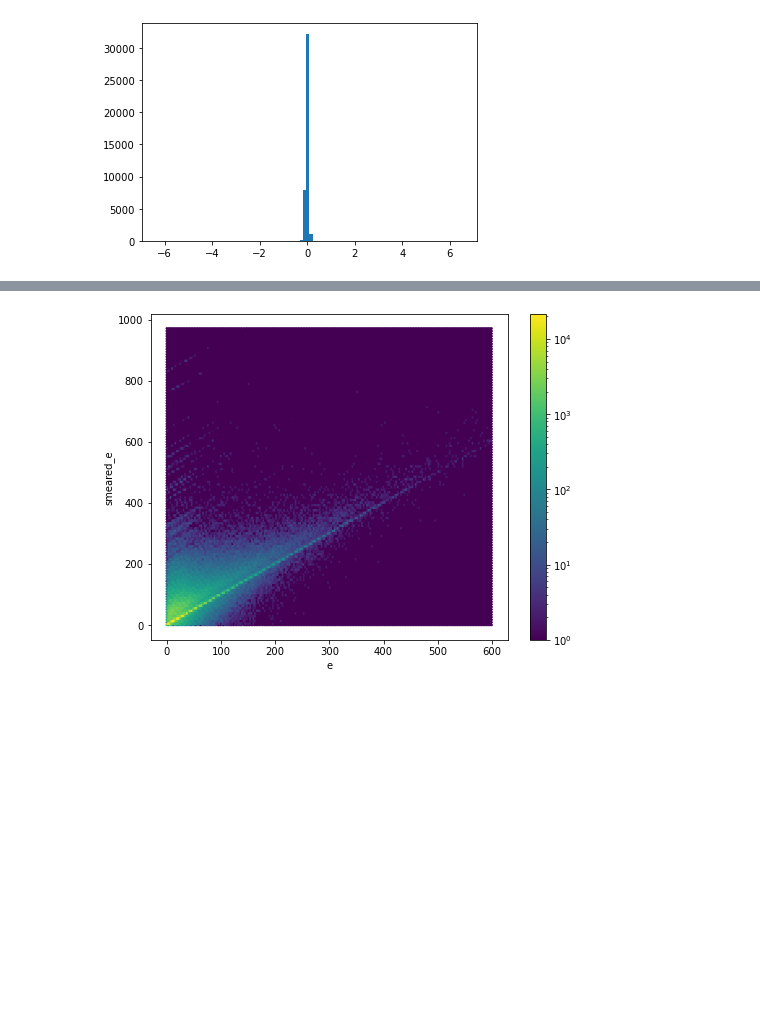
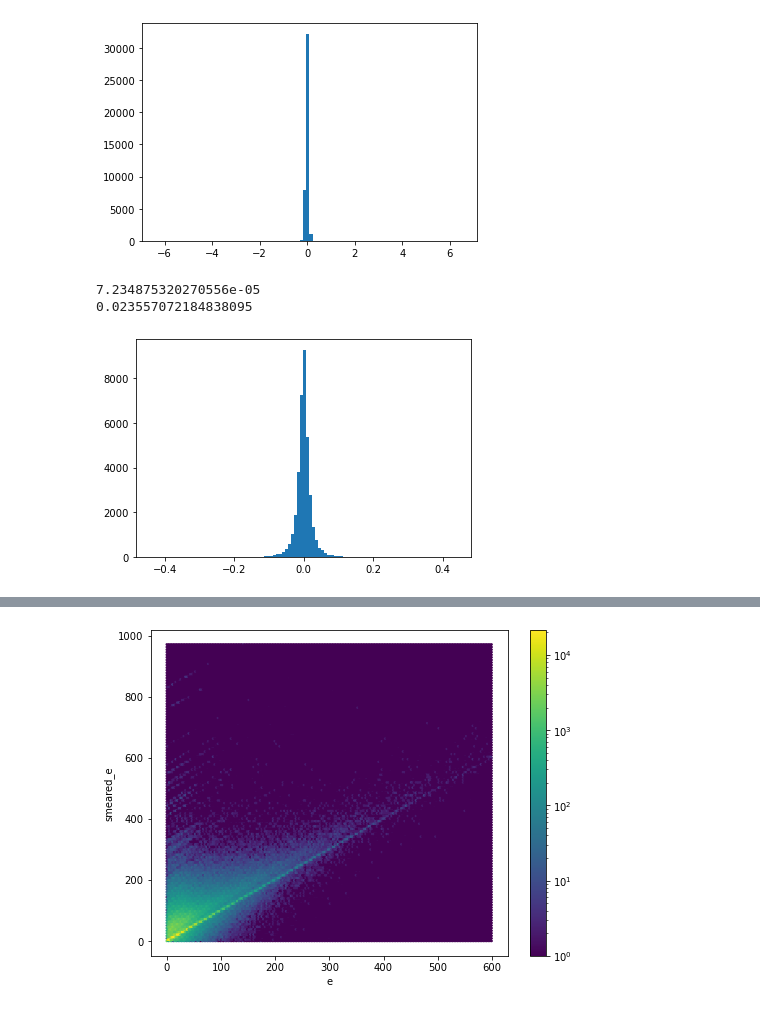
Before and after one commit to stanleyycheung/MSci-Project-HiggsTauTau, a Jupyter notebook: stanley/smearing.ipynb, the cells around one changed output, grey strips where cells are left out. Cells and saved outputs as stored; diff of their text form; code cells hidden in the pictures; blank space fills up the shorter version.

```diff
--- a/stanley/smearing.ipynb
+++ b/stanley/smearing.ipynb
@@ -252,3 +239,43 @@ plt.show()
 8.087269794586879e-05
 0.31825407374793546
 [figure]
+# %%
+def its(data, n_samples):
+    hist, bins = np.histogram(data, bins='auto')
+    bin_midpoints = bins[:-1] + np.diff(bins)/2
+    cdf = np.cumsum(hist)
+    cdf = cdf / cdf[-1]
+    values = np.random.rand(n_samples)
+    value_bins = np.searchsorted(cdf, values)
+    random_from_cdf = bin_midpoints[value_bins]
+    return random_from_cdf
+# %%
+base_feature = 'ip'
+df_temp = df_a1_a1[(df_a1_a1[base_feature+'_x_1'] != -9999) & (df_a1_a1['reco_'+base_feature+'_x_1'] != -9999)
+                  & (df_a1_a1[base_feature+'_y_1'] != -9999) & (df_a1_a1['reco_'+base_feature+'_y_1'] != -9999)
+                  & (df_a1_a1[base_feature+'_z_1'] != -9999) & (df_a1_a1['reco_'+base_feature+'_z_1'] != -9999)]
+df_temp = df_temp[~((df_temp[base_feature+'_x_1']<1e-20) & (df_temp[base_feature+'_y_1']<1e-20) & (df_temp[base_feature+'_z_1']<1e-20))]
+df_temp = df_temp[~((df_temp['reco_'+base_feature+'_x_1']<1e-20) & (df_temp['reco_'+base_feature+'_y_1']<1e-20) & (df_temp['reco_'+base_feature+'_z_1']<1e-20))]
+reco_vertex = Momentum4(np.zeros(df_temp.shape[0]), df_temp['reco_'+base_feature+'_x_1'], df_temp['reco_'+base_feature+'_y_1'], df_temp['reco_'+base_feature+'_z_1'])
+gen_vertex = Momentum4(np.zeros(df_temp.shape[0]),  df_temp[base_feature+'_x_1'], df_temp[base_feature+'_y_1'], df_temp[base_feature+'_z_1'])
+
+phi_dist = gen_vertex.phi - reco_vertex.phi
+p_mag_dist = gen_vertex.p - reco_vertex.p
+
+gen_vertex_theta = gen_vertex.p_z/gen_vertex.p
+reco_vertex_theta = reco_vertex.p_z/reco_vertex.p
+
+theta_dist = gen_vertex_theta - reco_vertex_theta
+phi_dist_sample = its(phi_dist, len(phi_dist))
+theta_dist_sample =its(theta_dist, len(phi_dist))
+p_mag_dist_sample =its(p_mag_dist, len(phi_dist))
+# %%
+p_mag_err = p_mag_dist-p_mag_dist_sample
+print(np.mean(p_mag_err))
+print(np.std(p_mag_err, ddof=1))
+plt.hist(p_mag_err, bins=100)
+plt.show()
+# %% [output]
+7.234875320270556e-05
+0.023557072184838095
+[figure, added]
```
Also changed, not shown: parts of 6 cells of this notebook, 7 other files.
